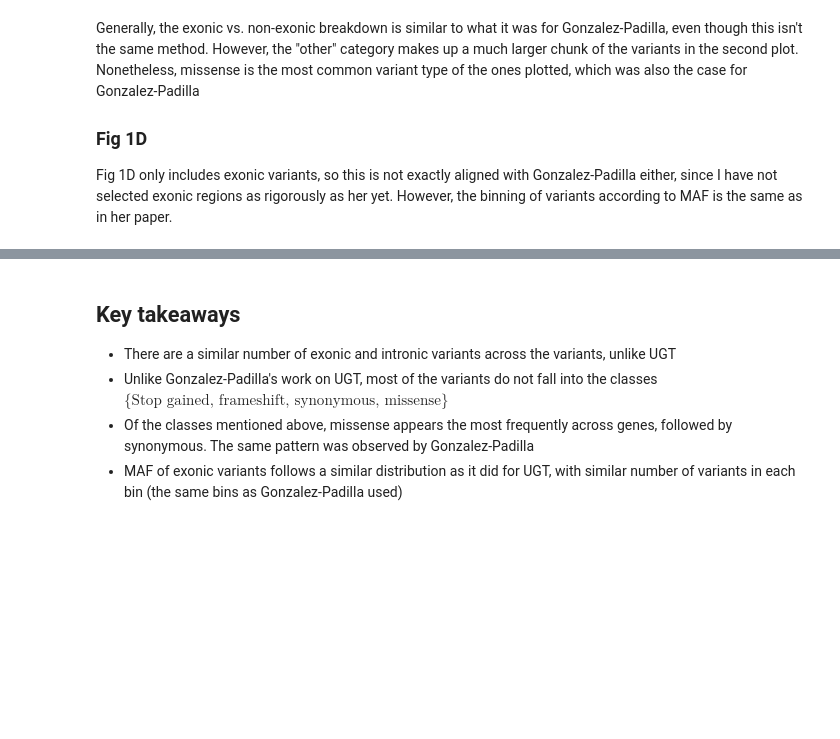
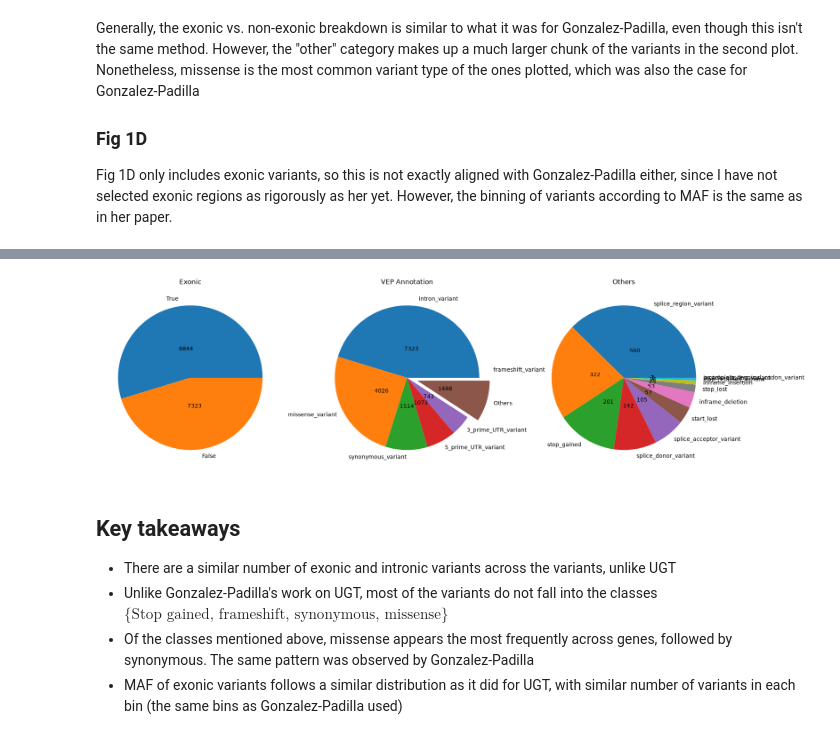
Before and after one commit to otodreas/GST-KI, a Jupyter notebook: main.ipynb, the cells around one changed output, grey strips where cells are left out. Saved outputs shown, nothing was run; the diff lists cells and outputs as text; code cells hidden in the pictures; blank space fills up the shorter version.

Commit message:
add extra figure

```diff
--- a/main.ipynb
+++ b/main.ipynb
@@ -223,3 +228,46 @@ Percent of 8305 exonic variants in canonical transcripts whose MAF is:
+# %%
+N_TOP = 5  # how many annotations stay in the main pie
+
+fig, ax = plt.subplots(1, 3, figsize=(20, 20))
+
+df_pie = full_data.select("Exonic", "VEP Annotation")
+
+
+df_pie_1 = df_pie.group_by("Exonic").len()
+pie = ax[0].pie(
+    df_pie_1.get_column("len"),
+    labels=df_pie_1.get_column("Exonic"),
+)
+ax[0].pie_label(pie, "{absval:d}", distance=0.4)
+ax[0].set_title("Exonic")
+
+
+df_pie_2 = df_pie.group_by("VEP Annotation").len().sort("len", descending=True)
+top = df_pie_2.head(N_TOP)
+rest = df_pie_2.slice(N_TOP)
+
+labels_2 = top.get_column("VEP Annotation").to_list() + ["Others"]
+sizes_2 = top.get_column("len").to_list() + [rest.get_column("len").sum()]
+
+pie2 = ax[1].pie(
+    sizes_2,
+    labels=labels_2,
+    explode=[0] * N_TOP + [0.15],
+)
+ax[1].pie_label(pie2, "{absval:d}", distance=0.4)
+ax[1].set_title("VEP Annotation")
+
+
+pie3 = ax[2].pie(
+    rest.get_column("len"),
+    labels=rest.get_column("VEP Annotation"),
+)
+ax[2].pie_label(pie3, "{absval:d}", distance=0.4)
+ax[2].set_title("Others")
+
+plt.show()
+# %% [output]
+[figure, added]
 # %% [markdown]
 ## Key takeaways
 
```
Also changed, not shown: parts of 5 cells of this notebook, 1 other file.
